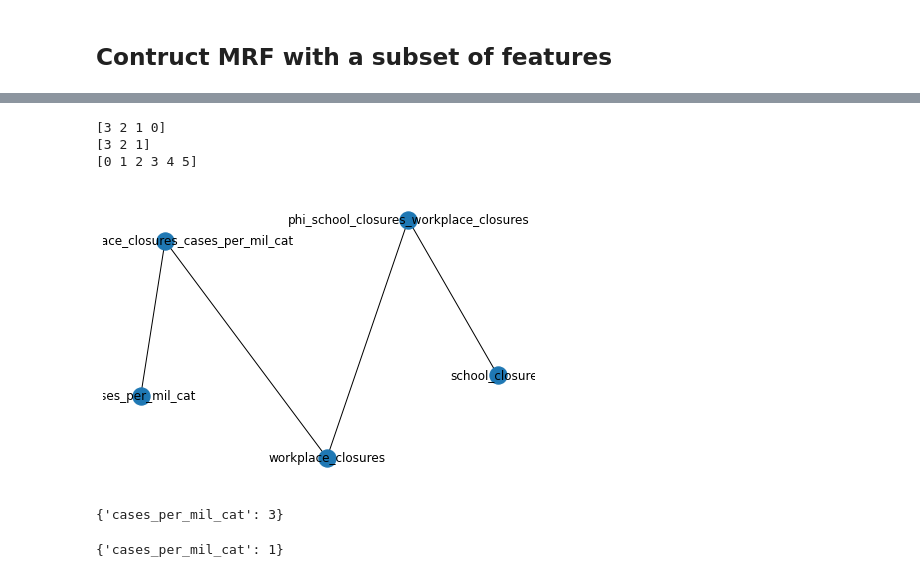
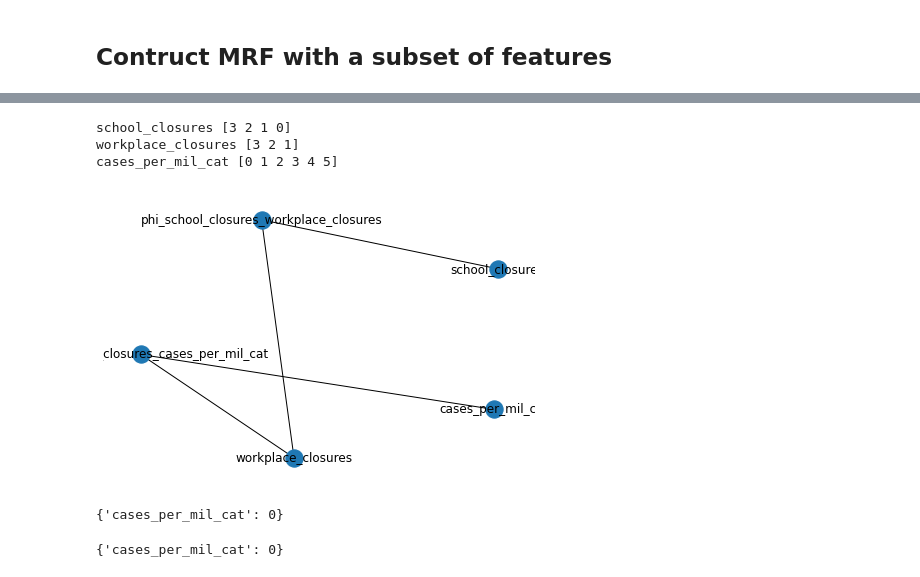
Before and after one commit to KrishnaKumarHariprasannan/cs5340-covid-pgm, a Jupyter notebook: notebook/2_1_mrf.ipynb, the cells around one changed output, grey strips where cells are left out. Drawn from its saved outputs; the diff is of its cells as text; code cells hidden in the pictures.

```diff
--- a/notebook/2_1_mrf.ipynb
+++ b/notebook/2_1_mrf.ipynb
@@ -110,23 +127,23 @@ nx.draw(G, with_labels=True)
 # %%
 for column in ["school_closures", "workplace_closures", "cases_per_mil_cat"]:
-    print(ml_filtered[column].unique())
+    print(column, ml_filtered[column].unique())
 # %% [output]
-[3 2 1 0]
-[3 2 1]
-[0 1 2 3 4 5]
+school_closures [3 2 1 0]
+workplace_closures [3 2 1]
+cases_per_mil_cat [0 1 2 3 4 5]
 # %%
 from pgmpy.factors.discrete import DiscreteFactor
-factor1 = DiscreteFactor(["school_closures", "workplace_closures"], [4, 3], np.random.randn(12))
-factor2 = DiscreteFactor(["workplace_closures", "cases_per_mil_cat"], [3, 6], np.random.randn(18))
+factor1 = DiscreteFactor(["school_closures", "workplace_closures"], [4, 3], abs(np.random.randn(12)))
+factor2 = DiscreteFactor(["workplace_closures", "cases_per_mil_cat"], [3, 6], abs(np.random.randn(18)))
 G.add_factors(factor1, factor2)
 nx.draw(G.to_factor_graph(), with_labels=True)
 # %% [output]
-[figure, old version]
+[figure, new version]
 # %%
 from pgmpy.inference import BeliefPropagation
 bp = BeliefPropagation(G)
 print(bp.map_query(["cases_per_mil_cat"], evidence={"school_closures": 1, "workplace_closures": 1}))
 print(bp.map_query(["cases_per_mil_cat"], evidence={"school_closures": 3, "workplace_closures": 2}))
 # %% [output]
-{'cases_per_mil_cat': 3}
+{'cases_per_mil_cat': 0}
-{'cases_per_mil_cat': 1}
+{'cases_per_mil_cat': 0}
```
Also changed, not shown: parts of 4 cells of this notebook, 3 other files.
